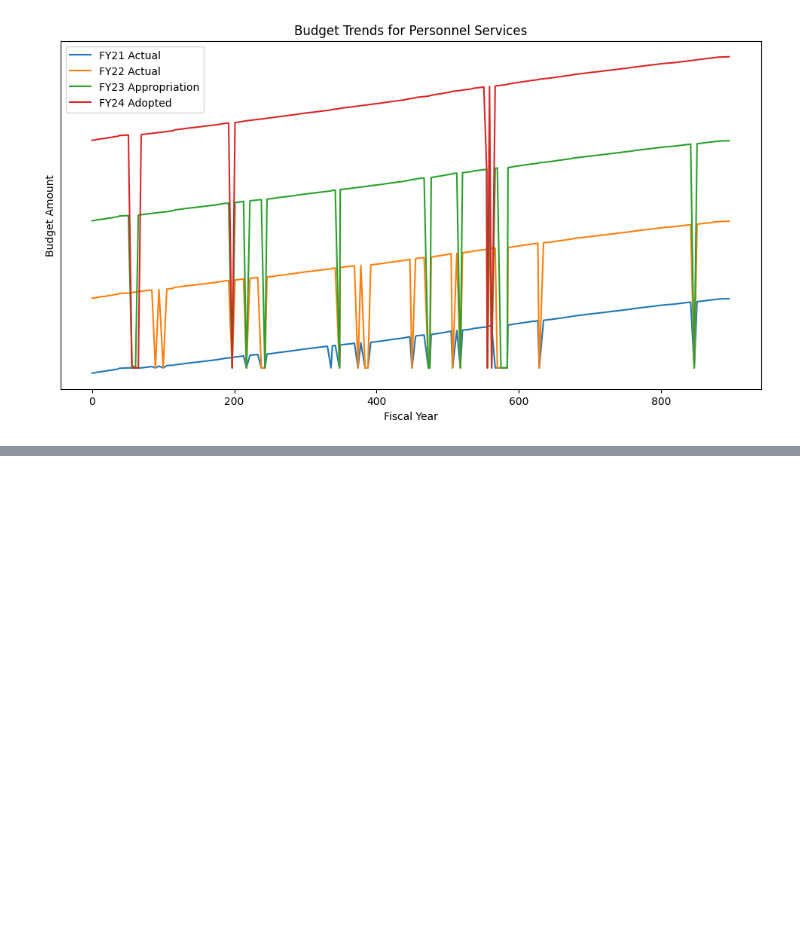
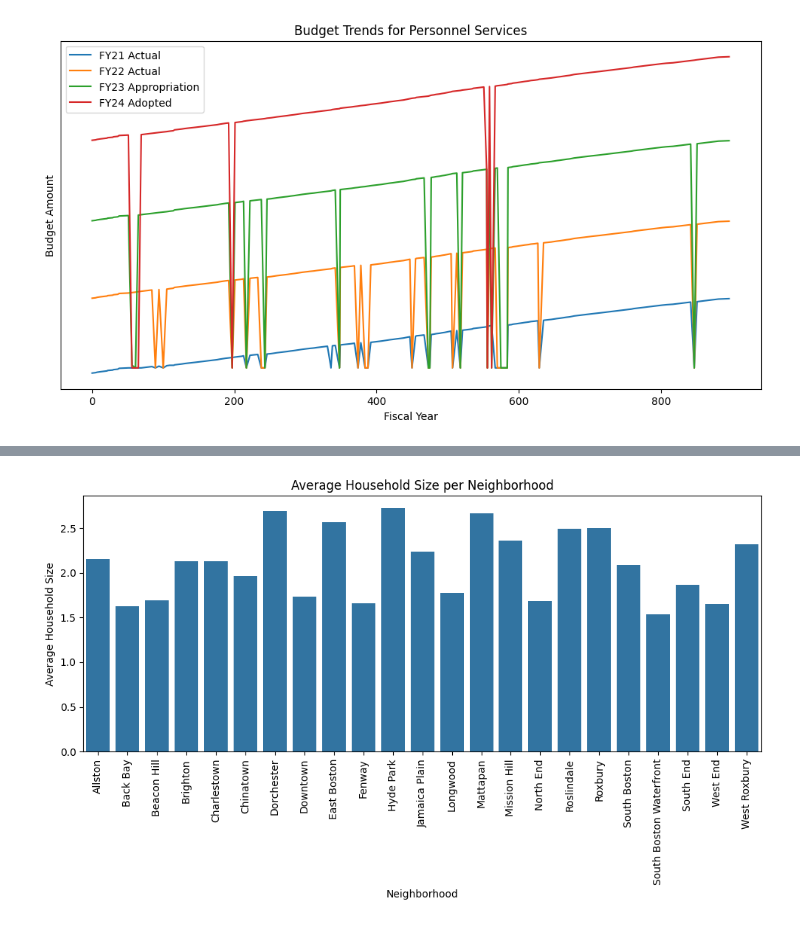
Before and after one commit to BU-Spark/ds-boston-city-budget, a Jupyter notebook: fa23-team-a/visual.ipynb, the cells around one changed output, grey strips where cells are left out. Drawn from its saved outputs; the diff is of its cells as text; code cells hidden in the pictures; blank space fills up the shorter version.

Commit message:
added stuff for neighborhood visuals

```diff
--- a/fa23-team-a/visual.ipynb
+++ b/fa23-team-a/visual.ipynb
@@ -264,3 +273,9 @@ plt.yticks([])
 plt.show()
 # %% [output]
 [figure]
+# %%
+import seaborn as sns
+
+census_data = pd.read_csv('./data/census.csv', skiprows=1)
+census_data = census_data.sort_values('Total:', ascending=True)
+census_data.head()
@@ -266,0 +290,12 @@ plt.show()
+# %%
+# Visualize the average household size per neighborhood
+plt.figure(figsize=(10, 6))
+sns.barplot(x=census_data['field concept'], y=census_data['household size'].progress_apply(pd.to_numeric, errors='coerce'))
+plt.xticks(rotation=90)
+plt.title('Average Household Size per Neighborhood')
+plt.xlabel('Neighborhood')
+plt.ylabel('Average Household Size')
+plt.tight_layout()
+plt.show()
+# %% [output]
+[figure, added]
```
Also changed, not shown: parts of 5 cells of this notebook.
